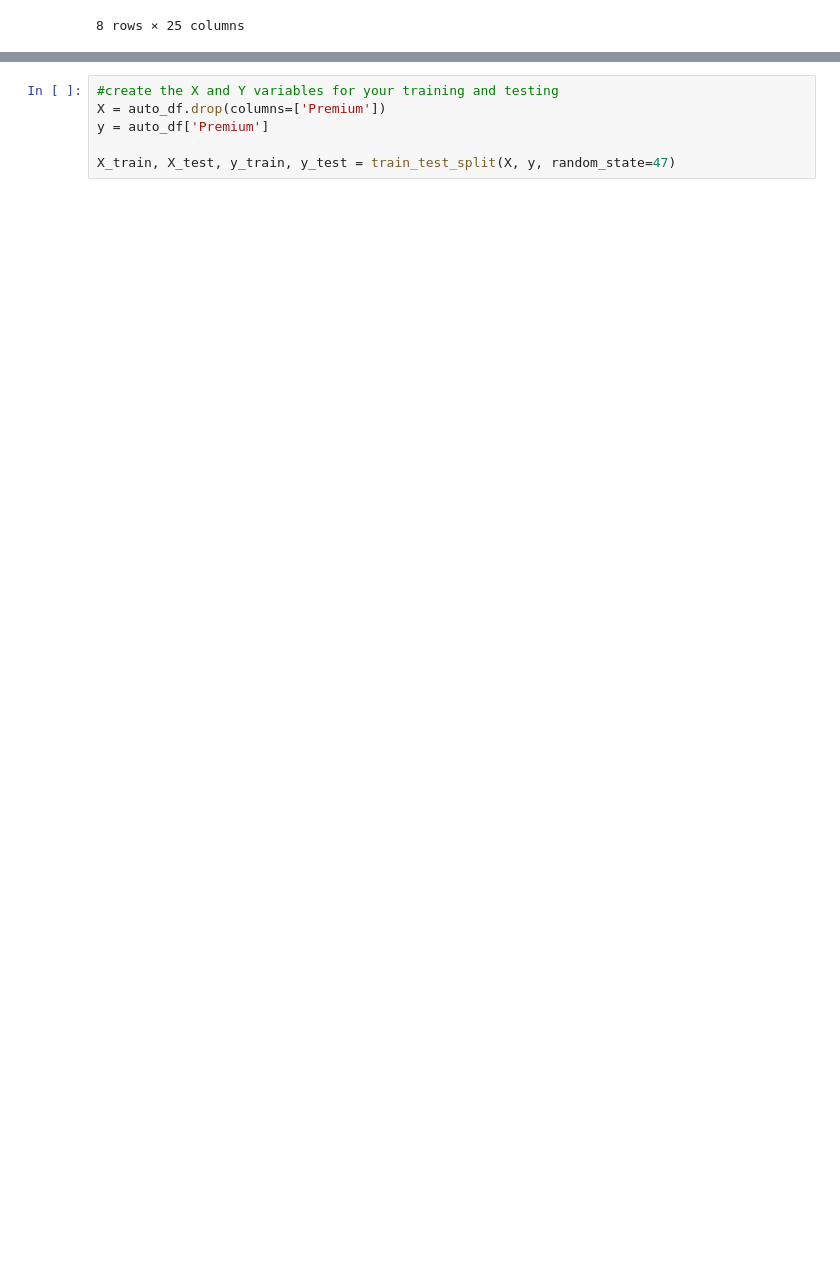
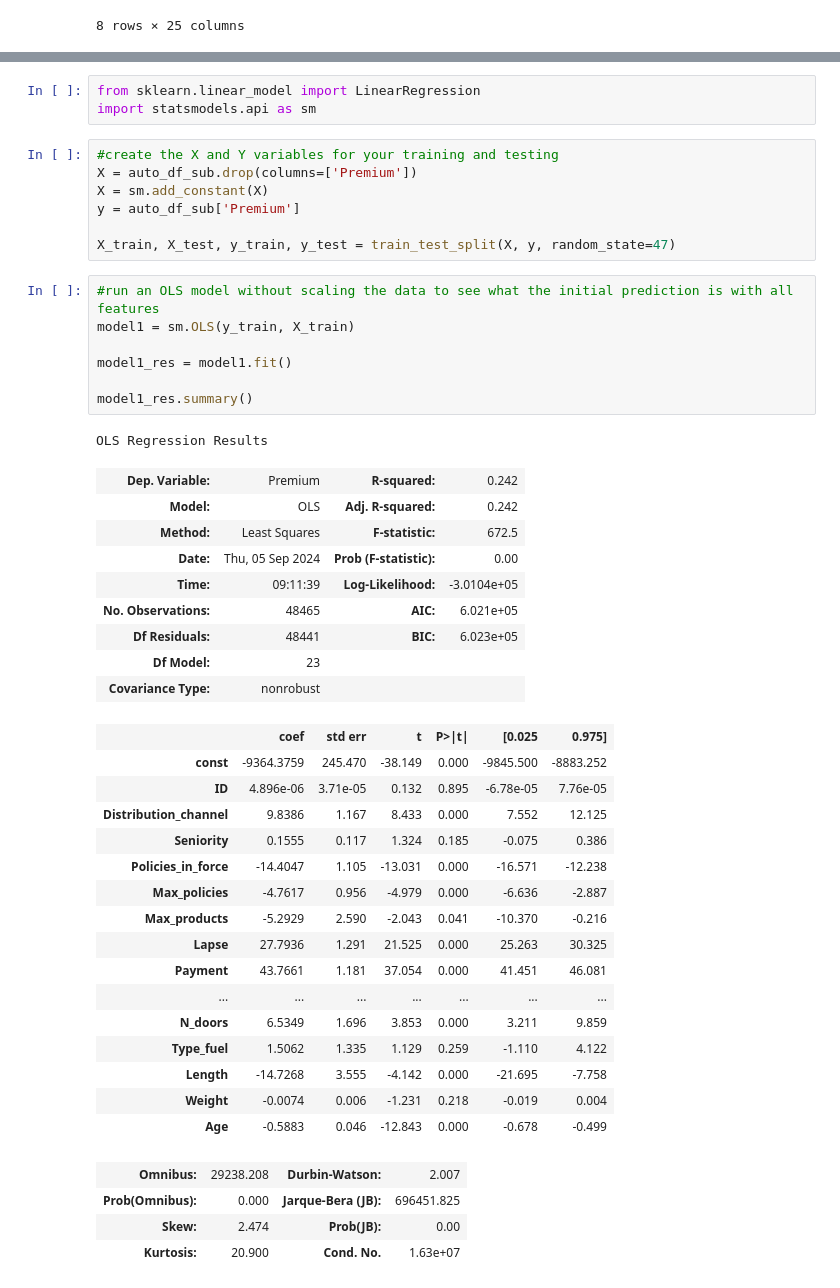
Before and after one commit to shoe-bin/Springboard-Projects, a Jupyter notebook: CapstoneProject/Notebooks/Preprocessing_and_Training.ipynb, the cells around one changed output, grey strips where cells are left out. Drawn from its saved outputs; the diff is of its cells as text; blank space fills up the shorter version.

Commit message:
finished first draft of modeling for Capstone project

```diff
--- a/CapstoneProject/Notebooks/Preprocessing_and_Training.ipynb
+++ b/CapstoneProject/Notebooks/Preprocessing_and_Training.ipynb
@@ -156,6 +281,48 @@ auto_df.describe()
+# %%
+from sklearn.linear_model import LinearRegression
+import statsmodels.api as sm
 # %%
 #create the X and Y variables for your training and testing
-X = auto_df.drop(columns=['Premium'])
-y = auto_df['Premium']
+X = auto_df_sub.drop(columns=['Premium'])
+X = sm.add_constant(X)
+y = auto_df_sub['Premium']
 
 X_train, X_test, y_train, y_test = train_test_split(X, y, random_state=47)
+# %%
+#run an OLS model without scaling the data to see what the initial prediction is with all features
+model1 = sm.OLS(y_train, X_train)
+
+model1_res = model1.fit()
+
+model1_res.summary()
+# %% [output]
+OLS Regression Results
+| Dep. Variable: | Premium | R-squared: | 0.242 |
+| Model: | OLS | Adj. R-squared: | 0.242 |
+| Method: | Least Squares | F-statistic: | 672.5 |
+| Date: | Thu, 05 Sep 2024 | Prob (F-statistic): | 0.00 |
+| Time: | 09:11:39 | Log-Likelihood: | -3.0104e+05 |
+| No. Observations: | 48465 | AIC: | 6.021e+05 |
+| Df Residuals: | 48441 | BIC: | 6.023e+05 |
+| Df Model: | 23 |  |  |
+| Covariance Type: | nonrobust |  |  |
+|  | coef | std err | t | P>|t| | [0.025 | 0.975] |
+| const | -9364.3759 | 245.470 | -38.149 | 0.000 | -9845.500 | -8883.252 |
+| ID | 4.896e-06 | 3.71e-05 | 0.132 | 0.895 | -6.78e-05 | 7.76e-05 |
+| Distribution_channel | 9.8386 | 1.167 | 8.433 | 0.000 | 7.552 | 12.125 |
+| Seniority | 0.1555 | 0.117 | 1.324 | 0.185 | -0.075 | 0.386 |
+| Policies_in_force | -14.4047 | 1.105 | -13.031 | 0.000 | -16.571 | -12.238 |
+| Max_policies | -4.7617 | 0.956 | -4.979 | 0.000 | -6.636 | -2.887 |
+| Max_products | -5.2929 | 2.590 | -2.043 | 0.041 | -10.370 | -0.216 |
+| Lapse | 27.7936 | 1.291 | 21.525 | 0.000 | 25.263 | 30.325 |
+| Payment | 43.7661 | 1.181 | 37.054 | 0.000 | 41.451 | 46.081 |
+| ... | ... | ... | ... | ... | ... | ... |
+| N_doors | 6.5349 | 1.696 | 3.853 | 0.000 | 3.211 | 9.859 |
+| Type_fuel | 1.5062 | 1.335 | 1.129 | 0.259 | -1.110 | 4.122 |
+| Length | -14.7268 | 3.555 | -4.142 | 0.000 | -21.695 | -7.758 |
+| Weight | -0.0074 | 0.006 | -1.231 | 0.218 | -0.019 | 0.004 |
+| Age | -0.5883 | 0.046 | -12.843 | 0.000 | -0.678 | -0.499 |
+| Omnibus: | 29238.208 | Durbin-Watson: | 2.007 |
+| Prob(Omnibus): | 0.000 | Jarque-Bera (JB): | 696451.825 |
+| Skew: | 2.474 | Prob(JB): | 0.00 |
+| Kurtosis: | 20.900 | Cond. No. | 1.63e+07 |
```
Also changed, not shown: parts of 43 cells of this notebook, 4 other files.
